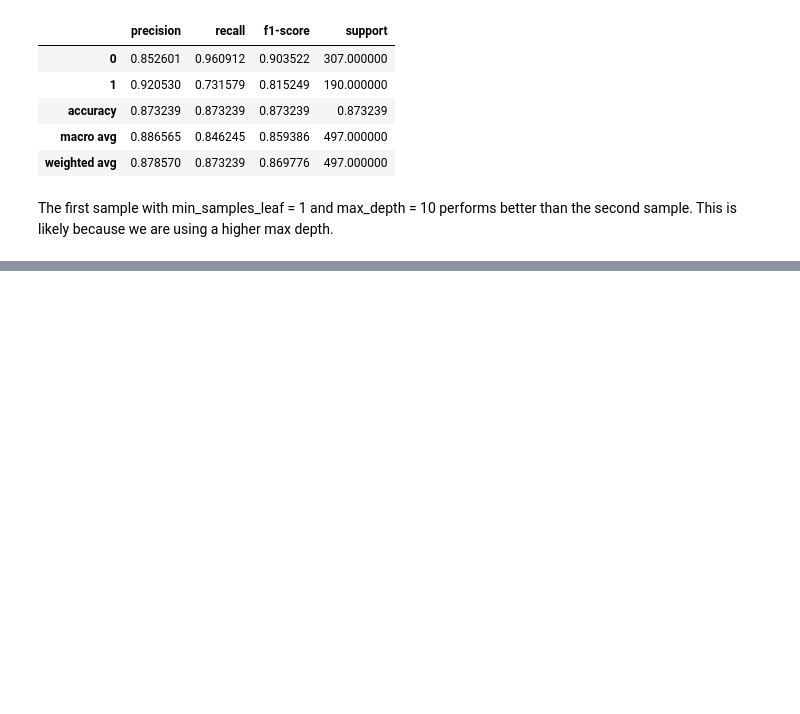
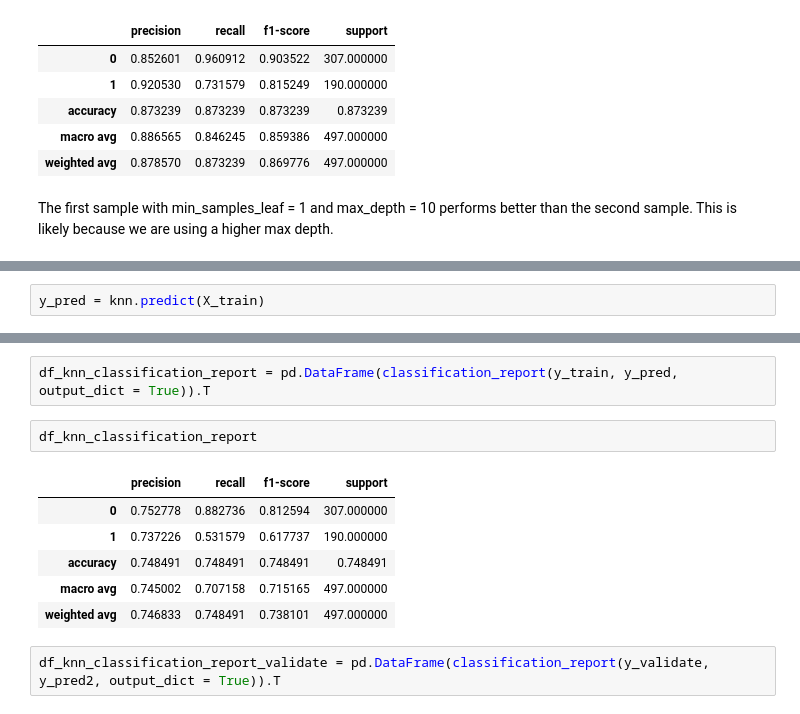
Before and after one commit to malachi-hale/classification-exercises, a Jupyter notebook: model.ipynb, the cells around one changed output, grey strips where cells are left out. Saved outputs shown, nothing was run; the diff lists cells and outputs as text; blank space fills up the shorter version.

```diff
--- a/model.ipynb
+++ b/model.ipynb
@@ -739,0 +836,2 @@ The first sample with min_samples_leaf = 1 and max_depth = 10 performs better th
+# %%
+y_pred = knn.predict(X_train)
@@ -739,0 +918,13 @@ The first sample with min_samples_leaf = 1 and max_depth = 10 performs better th
+# %%
+df_knn_classification_report = pd.DataFrame(classification_report(y_train, y_pred, output_dict = True)).T
+# %%
+df_knn_classification_report
+# %% [output]
+|  | precision | recall | f1-score | support |
+| 0 | 0.752778 | 0.882736 | 0.812594 | 307.000000 |
+| 1 | 0.737226 | 0.531579 | 0.617737 | 190.000000 |
+| accuracy | 0.748491 | 0.748491 | 0.748491 | 0.748491 |
+| macro avg | 0.745002 | 0.707158 | 0.715165 | 497.000000 |
+| weighted avg | 0.746833 | 0.748491 | 0.738101 | 497.000000 |
+# %%
+df_knn_classification_report_validate = pd.DataFrame(classification_report(y_validate, y_pred2, output_dict = True)).T
```
Also changed, not shown: parts of 119 cells of this notebook, 2 other files.
